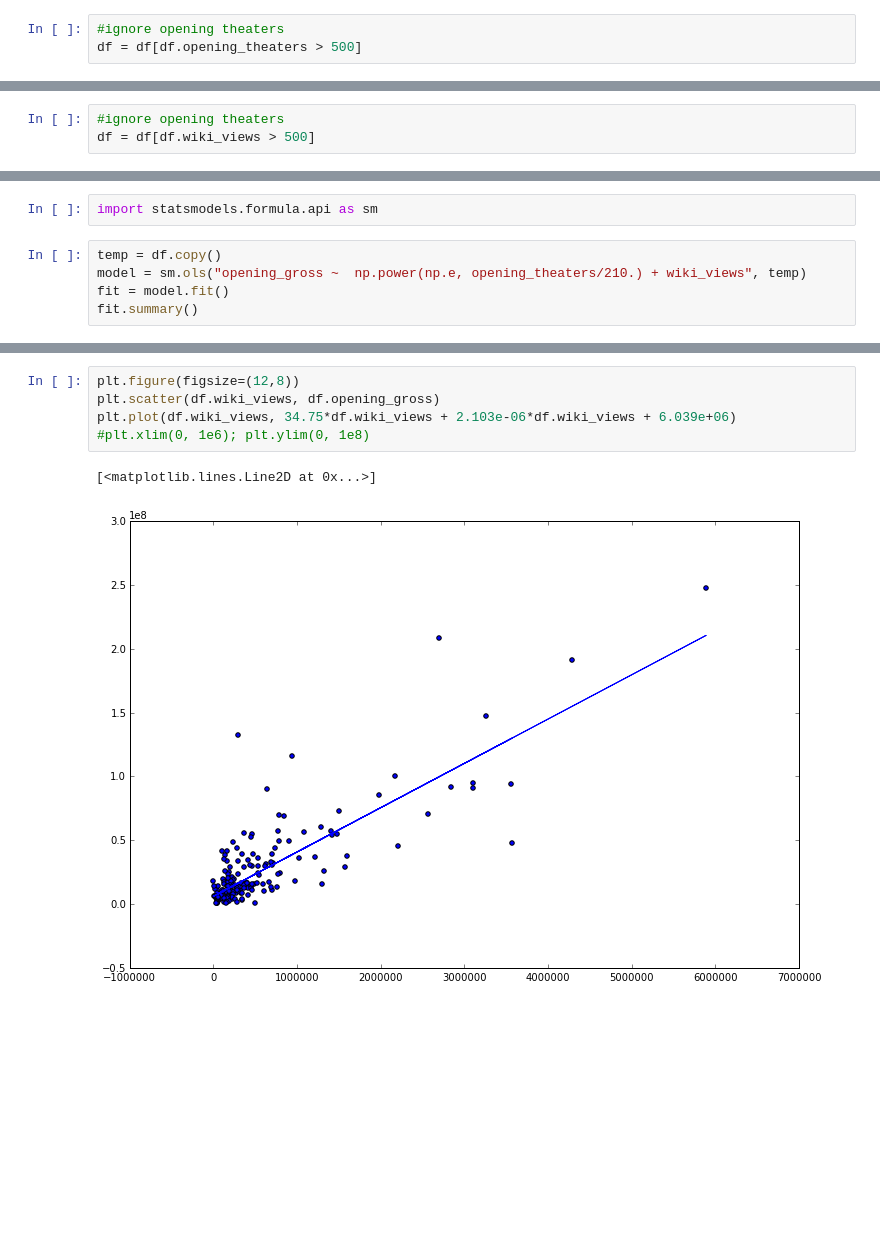
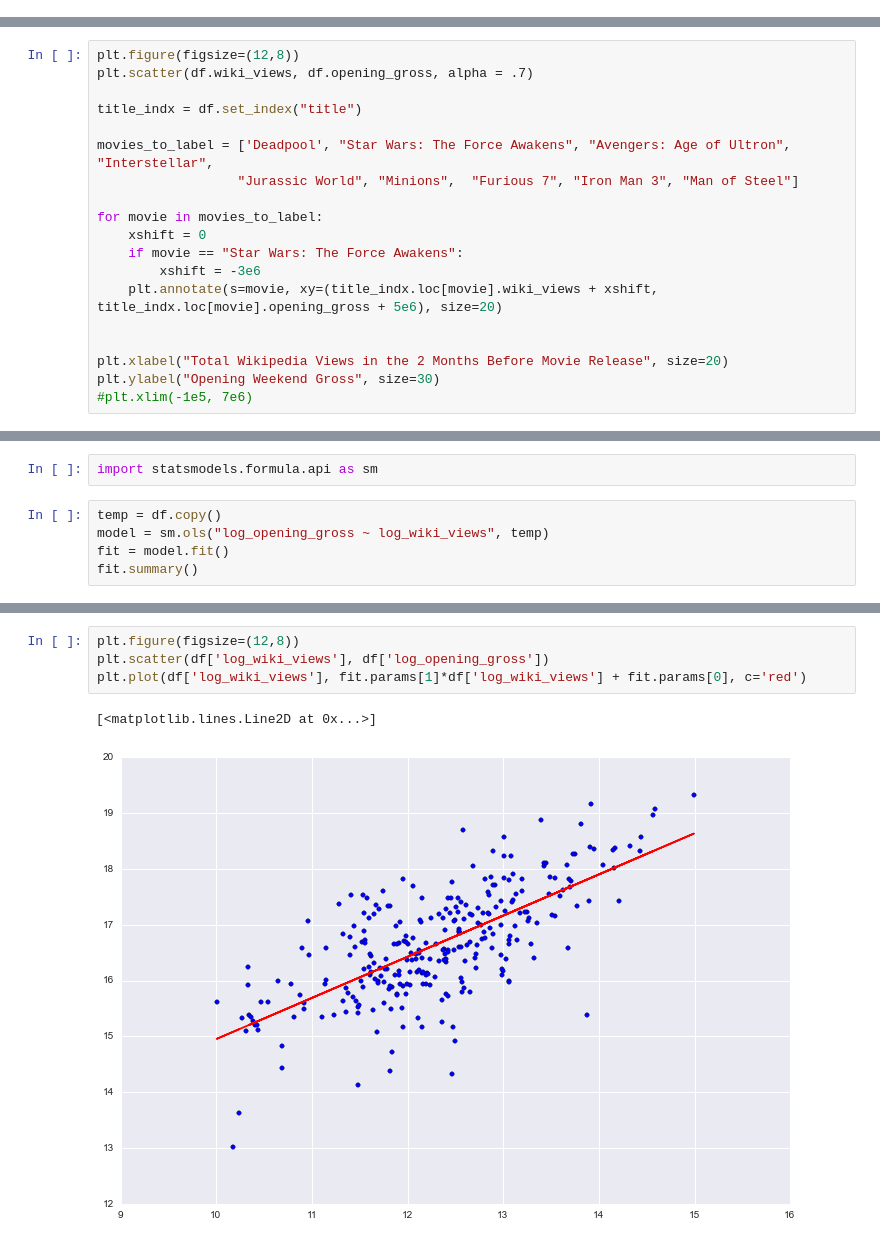
Before and after one commit to dwieker/Luther, a Jupyter notebook: analysis.ipynb, the cells around one changed output, grey strips where cells are left out. Saved outputs shown, nothing was run; the diff lists cells and outputs as text; blank space fills up the shorter version.

```diff
--- a/analysis.ipynb
+++ b/analysis.ipynb
@@ -56,3 +181,0 @@ df.sort_values(["total_theaters", "wiki_views"], ascending=True).head(30)
-# %%
-#ignore opening theaters
-df = df[df.opening_theaters > 500]
@@ -92,3 +181,0 @@ df.sort_values("wiki_views").head(10)
-# %%
-#ignore opening theaters
-df = df[df.wiki_views > 500]
@@ -105,0 +182,19 @@ plt.xlabel("wiki views")
+# %%
+plt.figure(figsize=(12,8))
+plt.scatter(df.wiki_views, df.opening_gross, alpha = .7)
+
+title_indx = df.set_index("title")
+
+movies_to_label = ['Deadpool', "Star Wars: The Force Awakens", "Avengers: Age of Ultron", "Interstellar",
+                  "Jurassic World", "Minions",  "Furious 7", "Iron Man 3", "Man of Steel"]
+
+for movie in movies_to_label:
+    xshift = 0
+    if movie == "Star Wars: The Force Awakens":
+        xshift = -3e6
+    plt.annotate(s=movie, xy=(title_indx.loc[movie].wiki_views + xshift, title_indx.loc[movie].opening_gross + 5e6), size=20)
+
+
+plt.xlabel("Total Wikipedia Views in the 2 Months Before Movie Release", size=20)
+plt.ylabel("Opening Weekend Gross", size=30)
+#plt.xlim(-1e5, 7e6)
@@ -107,7 +243,7 @@ plt.xlabel("wiki views")
 import statsmodels.formula.api as sm
 # %%
 temp = df.copy()
-model = sm.ols("opening_gross ~  np.power(np.e, opening_theaters/210.) + wiki_views", temp)
+model = sm.ols("log_opening_gross ~ log_wiki_views", temp)
 fit = model.fit()
 fit.summary()
 # %% [output]
@@ -132,8 +278,7 @@ OLS Regression Results
 # %%
 plt.figure(figsize=(12,8))
-plt.scatter(df.wiki_views, df.opening_gross)
-plt.plot(df.wiki_views, 34.75*df.wiki_views + 2.103e-06*df.wiki_views + 6.039e+06)
-#plt.xlim(0, 1e6); plt.ylim(0, 1e8)
+plt.scatter(df['log_wiki_views'], df['log_opening_gross'])
+plt.plot(df['log_wiki_views'], fit.params[1]*df['log_wiki_views'] + fit.params[0], c='red')
 # %% [output]
 [<matplotlib.lines.Line2D at 0x...>]
-[figure, old version]
+[figure, new version]
```
Also changed, not shown: parts of 45 cells of this notebook.
